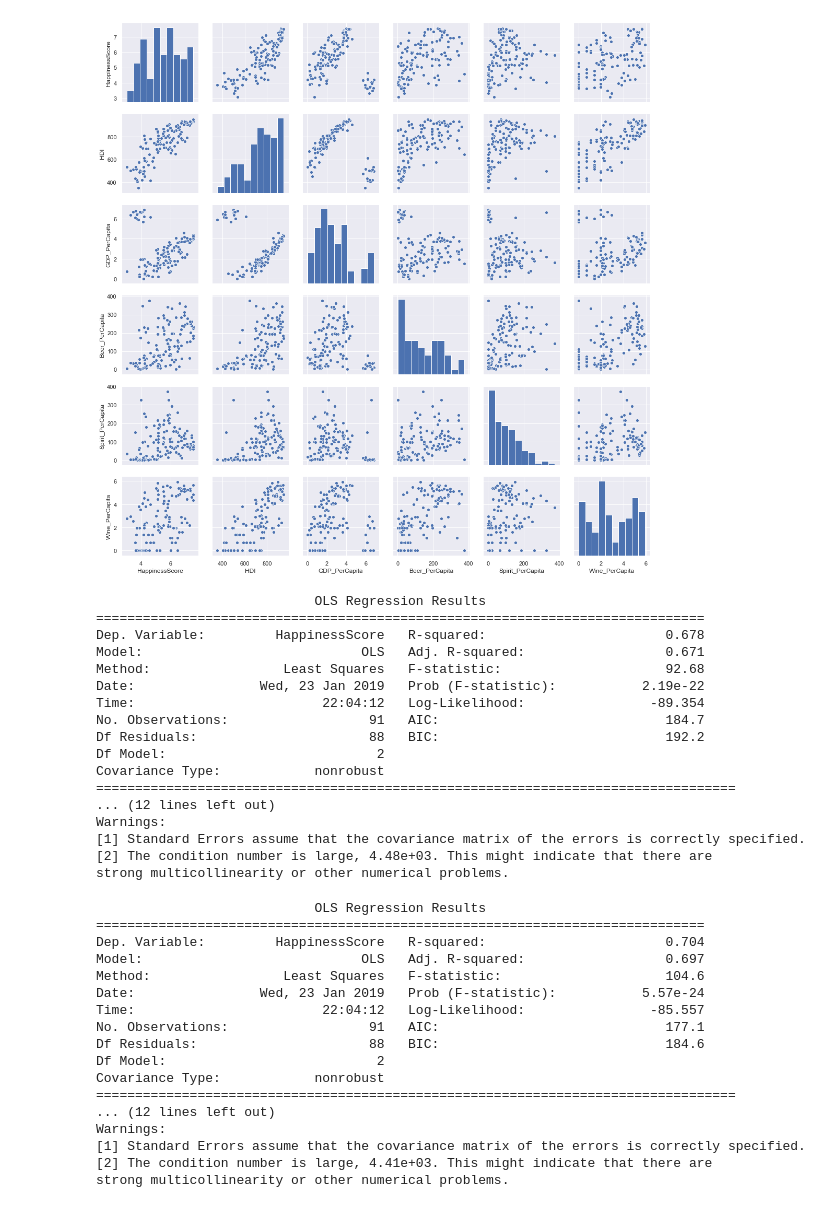
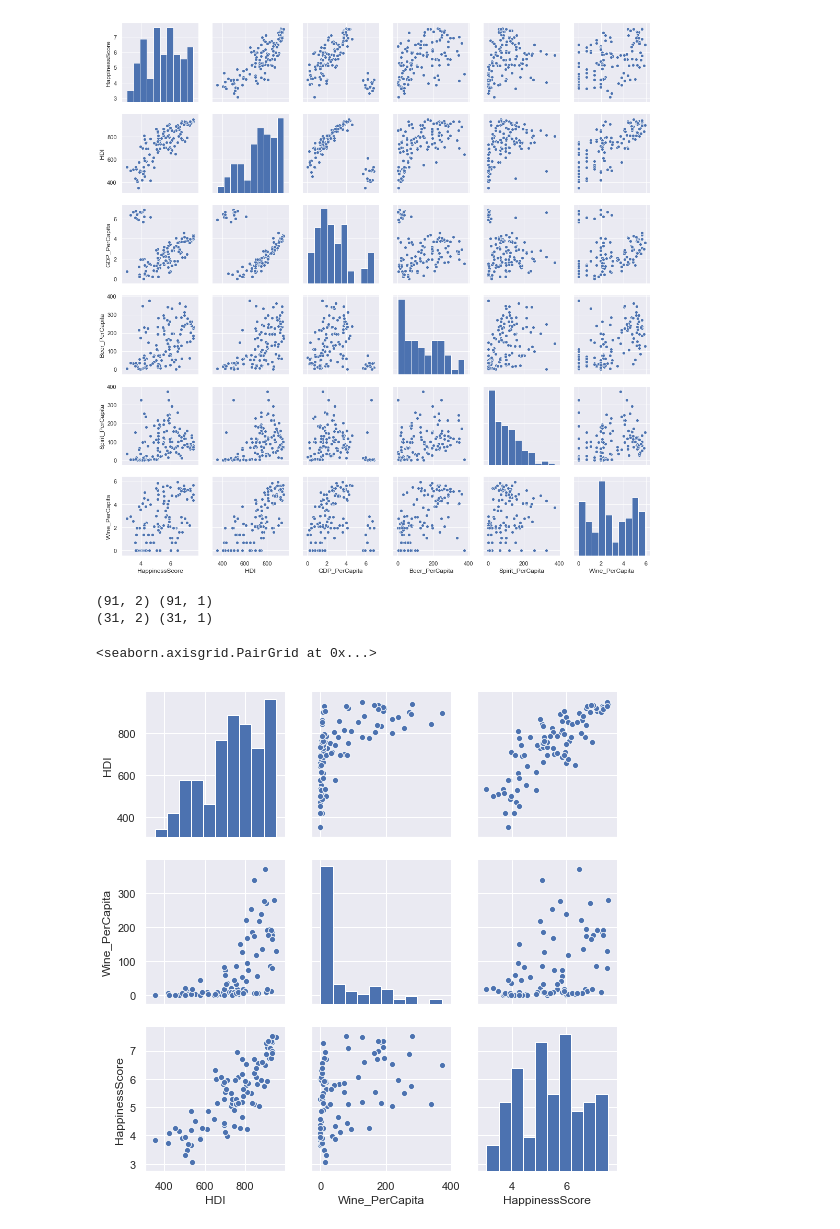
Before and after one commit to t2o2/data_fellowship, a Jupyter notebook: sprint2/Regression.ipynb, the cells around one changed output. Drawn from its saved outputs; the diff is of its cells as text; code cells hidden in the pictures.

Commit message:
Adding prediction on multivariate regression

```diff
--- a/sprint2/Regression.ipynb
+++ b/sprint2/Regression.ipynb
@@ -150,4 +150,16 @@ sns.pairplot(norm_dataset)
 # %% [output]
 <seaborn.axisgrid.PairGrid at 0x...>
 [figure]
+# %%
+X_train, X_test, y_train, y_test = train_test_split(
+    dataset[['HDI', 'Wine_PerCapita']],
+    dataset[['HappinessScore']],
+    test_size = 0.25,
+    random_state = 123
+)
+print(X_train.shape, y_train.shape)
+print(X_test.shape, y_test.shape)
+# %% [output]
+(91, 2) (91, 1)
+(31, 2) (31, 1)
 # %%
@@ -167,42 +172,2 @@ def ols_analysis(data):
     regression_model = smf.ols(formula, data=train_df).fit()
     print(regression_model.summary())
-# %%
-ols_analysis(dataset)
-# %% [output]
-                            OLS Regression Results
-==============================================================================
-Dep. Variable:         HappinessScore   R-squared:                       0.678
-Model:                            OLS   Adj. R-squared:                  0.671
-Method:                 Least Squares   F-statistic:                     92.68
-Date:                Wed, 23 Jan 2019   Prob (F-statistic):           2.19e-22
-Time:                        22:04:12   Log-Likelihood:                -89.354
-No. Observations:                  91   AIC:                             184.7
-Df Residuals:                      88   BIC:                             192.2
-Df Model:                           2
-Covariance Type:            nonrobust
-==================================================================================
-... (12 lines left out)
-Warnings:
-[1] Standard Errors assume that the covariance matrix of the errors is correctly specified.
-[2] The condition number is large, 4.48e+03. This might indicate that there are
-strong multicollinearity or other numerical problems.
-# %%
-ols_analysis(norm_dataset)
-# %% [output]
-                            OLS Regression Results
-==============================================================================
-Dep. Variable:         HappinessScore   R-squared:                       0.704
-Model:                            OLS   Adj. R-squared:                  0.697
-Method:                 Least Squares   F-statistic:                     104.6
-Date:                Wed, 23 Jan 2019   Prob (F-statistic):           5.57e-24
-Time:                        22:04:12   Log-Likelihood:                -85.557
-No. Observations:                  91   AIC:                             177.1
-Df Residuals:                      88   BIC:                             184.6
-Df Model:                           2
-Covariance Type:            nonrobust
-==================================================================================
-... (12 lines left out)
-Warnings:
-[1] Standard Errors assume that the covariance matrix of the errors is correctly specified.
-[2] The condition number is large, 4.41e+03. This might indicate that there are
-strong multicollinearity or other numerical problems.
@@ -208,0 +177,5 @@ strong multicollinearity or other numerical problems.
+# %%
+sns.pairplot(train_df)
+# %% [output]
+<seaborn.axisgrid.PairGrid at 0x...>
+[figure, added]
```
Also changed, not shown: parts of 9 cells of this notebook.
